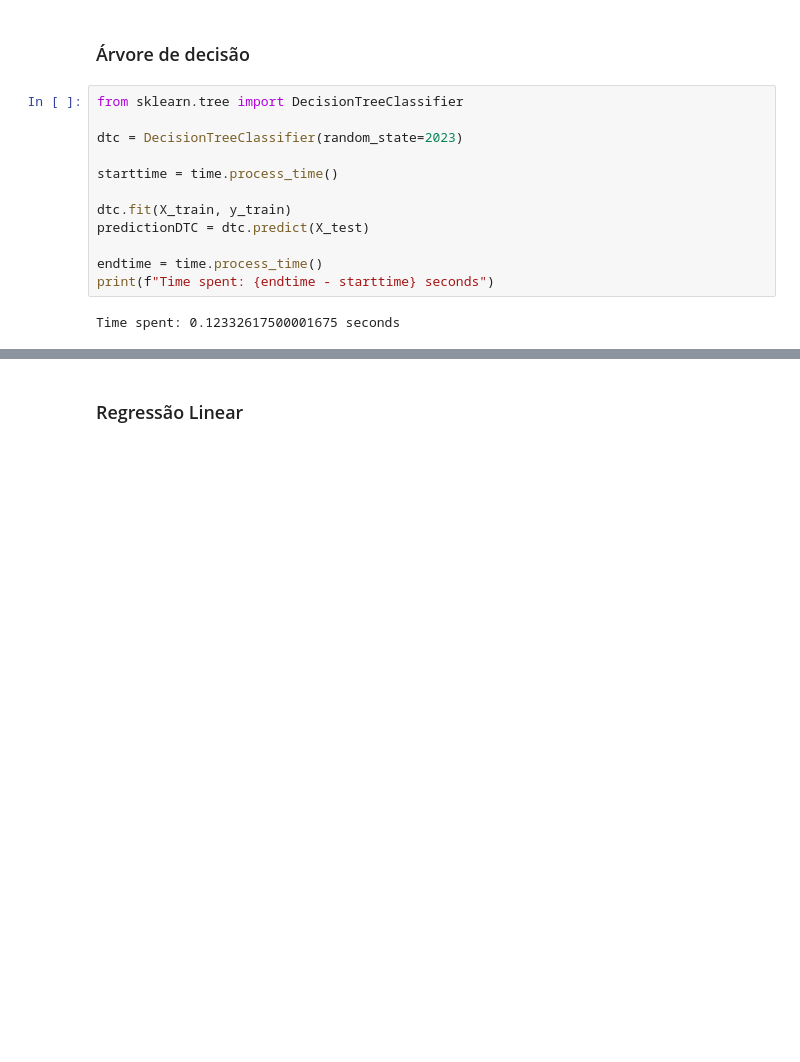
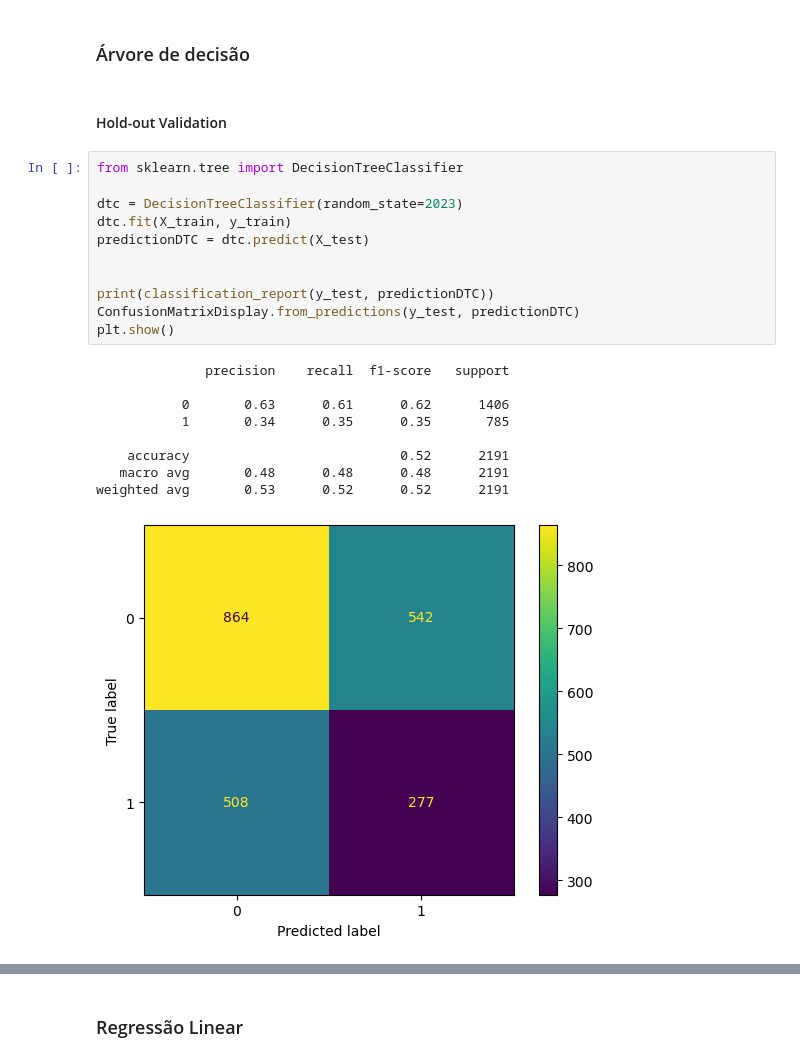
Before and after one commit to orlandopalmeira/Trabalho-DAA-2023-2024, a Jupyter notebook: Tarefa_1/tarefa_1_modelacao.ipynb, the cells around one changed output, grey strips where cells are left out. Saved outputs shown, nothing was run; the diff lists cells and outputs as text; blank space fills up the shorter version.

Commit message:
cross validation and gridsearch.

```diff
--- a/Tarefa_1/tarefa_1_modelacao.ipynb
+++ b/Tarefa_1/tarefa_1_modelacao.ipynb
@@ -248,16 +255,25 @@ X_train, X_test, y_train, y_test = train_test_split(X, y, test_size=0.25, random
 # %% [markdown]
 ### Árvore de decisão
+# %% [markdown]
+#### Hold-out Validation
 # %%
 from sklearn.tree import DecisionTreeClassifier
 
 dtc = DecisionTreeClassifier(random_state=2023)
-
-starttime = time.process_time()
-
 dtc.fit(X_train, y_train)
 predictionDTC = dtc.predict(X_test)
 
-endtime = time.process_time()
-print(f"Time spent: {endtime - starttime} seconds")
+
+print(classification_report(y_test, predictionDTC))
+ConfusionMatrixDisplay.from_predictions(y_test, predictionDTC)
+plt.show()
 # %% [output]
-Time spent: 0.12332617500001675 seconds
+              precision    recall  f1-score   support
+
+           0       0.63      0.61      0.62      1406
+           1       0.34      0.35      0.35       785
+
+    accuracy                           0.52      2191
+   macro avg       0.48      0.48      0.48      2191
+weighted avg       0.53      0.52      0.52      2191
+[figure, added]
```
Also changed, not shown: parts of 32 cells of this notebook.
